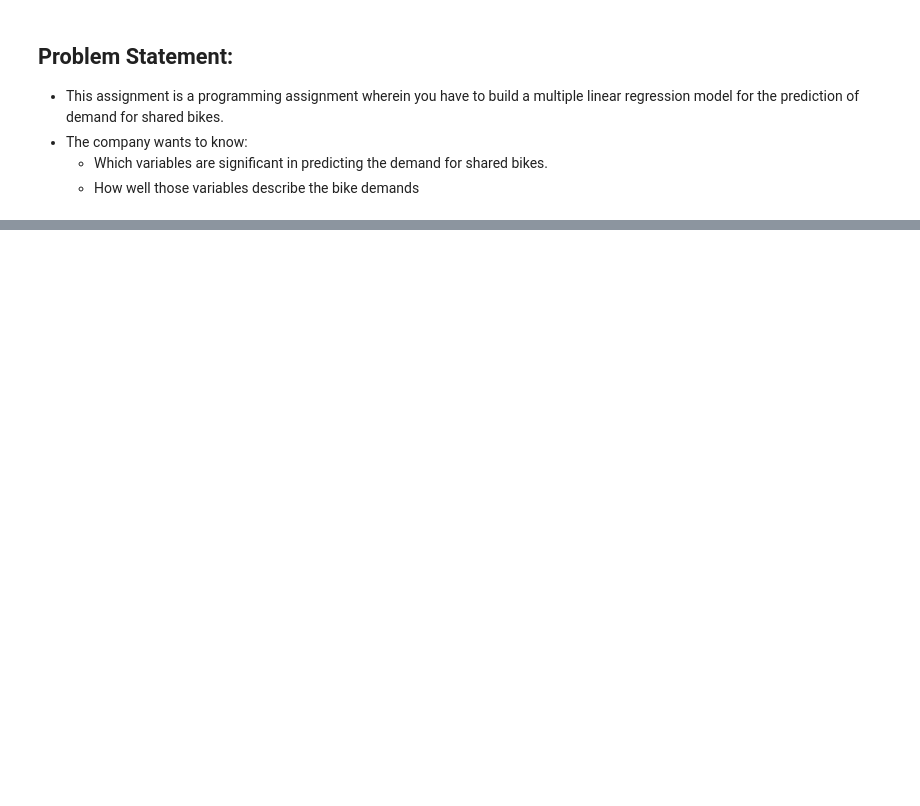
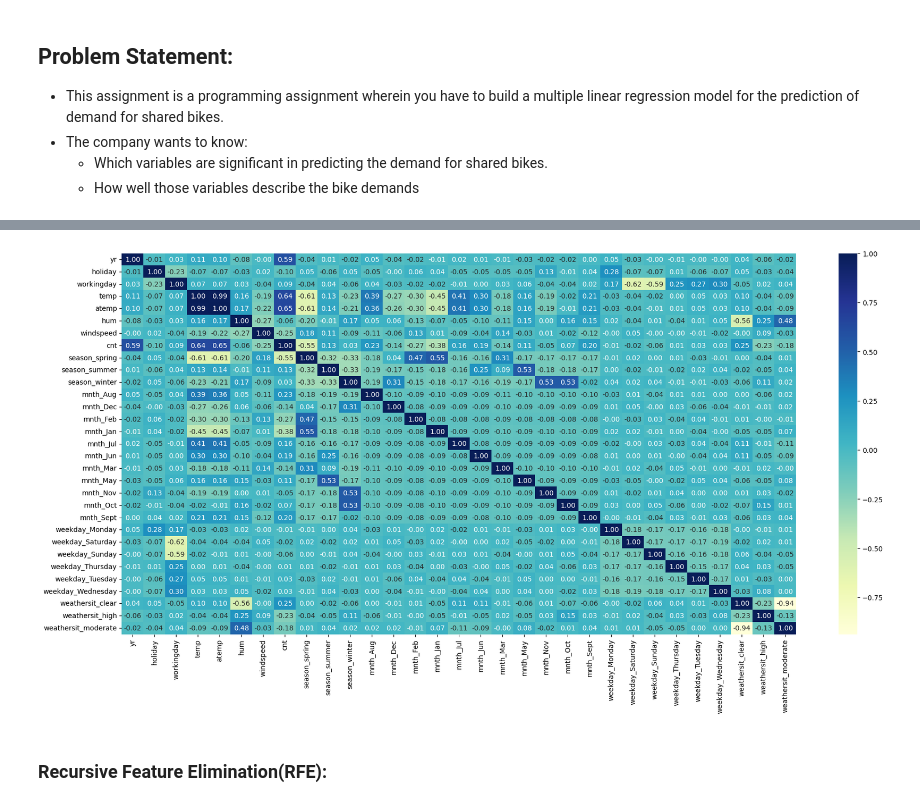
Before and after one commit to Dipti028/BikeSharingAssignment, a Jupyter notebook: Bike_Sharing_Assignment.ipynb, the cells around one changed output, grey strips where cells are left out. Cells and saved outputs as stored; diff of their text form; code cells hidden in the pictures; blank space fills up the shorter version.

Commit message:
Bike Sharing Assignment

```diff
--- a/Bike_Sharing_Assignment.ipynb
+++ b/Bike_Sharing_Assignment.ipynb
@@ -179,5 +150,0 @@ train-test split:
-# %%
-from sklearn.model_selection import train_test_split
-
-y = df.pop('cnt')
-X = df
@@ -609,0 +158,6 @@ vif
+# %%
+# Import train_test_split from sklearn:
+from sklearn.model_selection import train_test_split
+
+# Splitting the data into train and test set:
+bike_df_train, bike_df_test = train_test_split(df, train_size = 0.7, test_size = 0.3, random_state = 100)
@@ -609,0 +166,13 @@ vif
+# %%
+# Import MinMaxScaler for variable rescaling:
+from  sklearn.preprocessing import MinMaxScaler
+
+# List of numeric variables
+num_vars = ['temp', 'atemp', 'hum', 'windspeed', 'cnt']
+
+# Instantiate an MinMaxScaler object:
+scaler = MinMaxScaler()
+
+# Fit the scaler on data:
+bike_df_train[num_vars] = scaler.fit_transform(bike_df_train[num_vars])
+bike_df_train.head()
@@ -609,0 +187,8 @@ vif
+# %%
+# Checking the correlation between the variables using Heatmap:
+
+plt.figure(figsize=(22, 10))
+sns.heatmap(bike_df_train.corr(), annot=True, fmt='.2f' ,cmap='YlGnBu')
+plt.show()
+# %% [output]
+[figure, added]
@@ -609,0 +201,2 @@ vif
+# %% [markdown]
+### **Recursive Feature Elimination(RFE)**:
```
Also changed, not shown: parts of 114 cells of this notebook.
